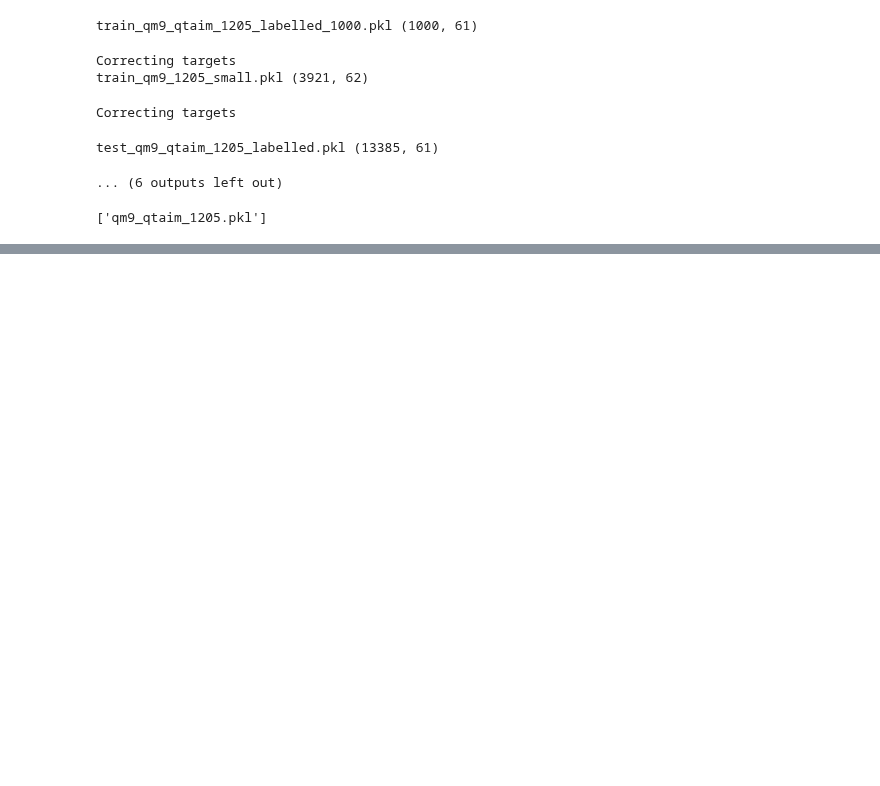
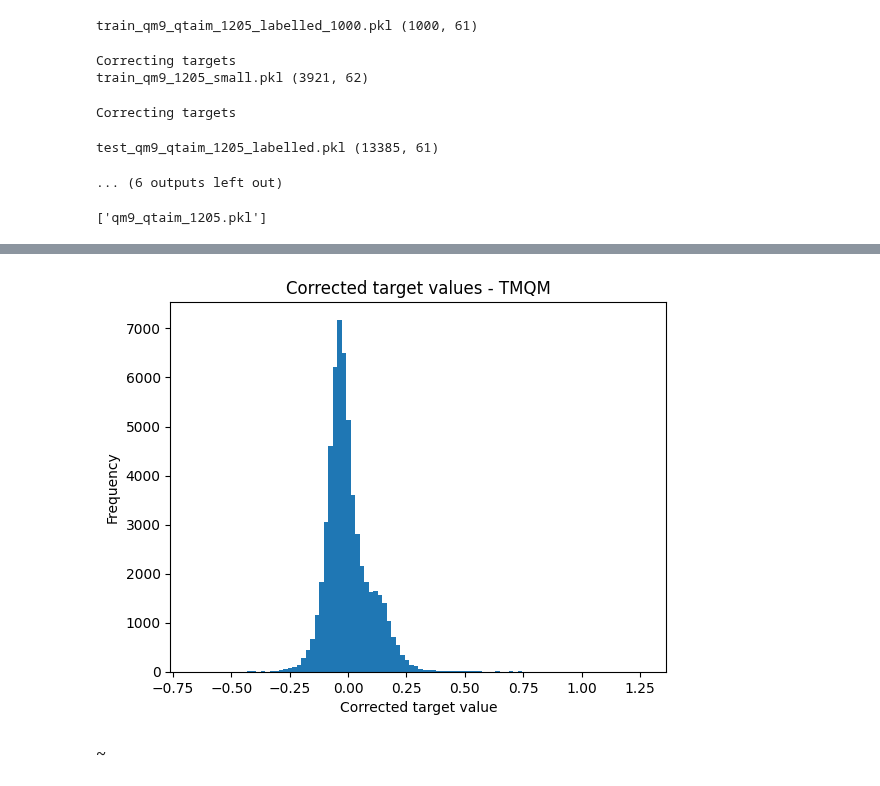
Before and after one commit to santi921/qtaim_embed, a Jupyter notebook: qtaim_embed/scripts/notebooks/energy_correction.ipynb, the cells around one changed output, grey strips where cells are left out. Drawn from its saved outputs; the diff is of its cells as text; code cells hidden in the pictures; blank space fills up the shorter version.

```diff
--- a/qtaim_embed/scripts/notebooks/energy_correction.ipynb
+++ b/qtaim_embed/scripts/notebooks/energy_correction.ipynb
@@ -608,0 +611,12 @@ failed_datasets
+# %%
+import pandas as pd
+import os
+! ls ~/Downloads/TMCs_qtaim.pkl
+
+folder_loc = "~/Downloads/"
+loc_qm9 = "~/Downloads/TMCs_qtaim.pkl"
+qm9_full = pd.read_pickle(loc_qm9)
+
+# get all datasets with libe in the name
+
+#datasets_update = [x for x in os.listdir(folder_loc) if "qm9" in x]
@@ -608,0 +731,5 @@ failed_datasets
+# %%
+elems_present_qm9 = elem_present(qm9_full)
+matrix = coeff_matrix_func(elems_present_qm9, qm9_full)
+target_refs_qm9 = target_references(matrix, qm9_full)
+df_ret, debug_list = target_correction(matrix, target_refs_qm9, qm9_full)
@@ -608,0 +755,13 @@ failed_datasets
+# %%
+# plot histogram of corrected target values
+import matplotlib.pyplot as plt
+
+plt.hist(debug_list, bins=100)
+plt.title("Corrected target values - TMQM")
+plt.xlabel("Corrected target value")
+plt.ylabel("Frequency")
+# plt.show()
+# save figu
+plt.savefig("corrected_target_hist_tmqm.png")
+# %% [output]
+[figure, added]
@@ -608,0 +773,2 @@ failed_datasets
+# %% [markdown]
+~
```
Also changed, not shown: parts of 7 cells of this notebook, 9 other files.
